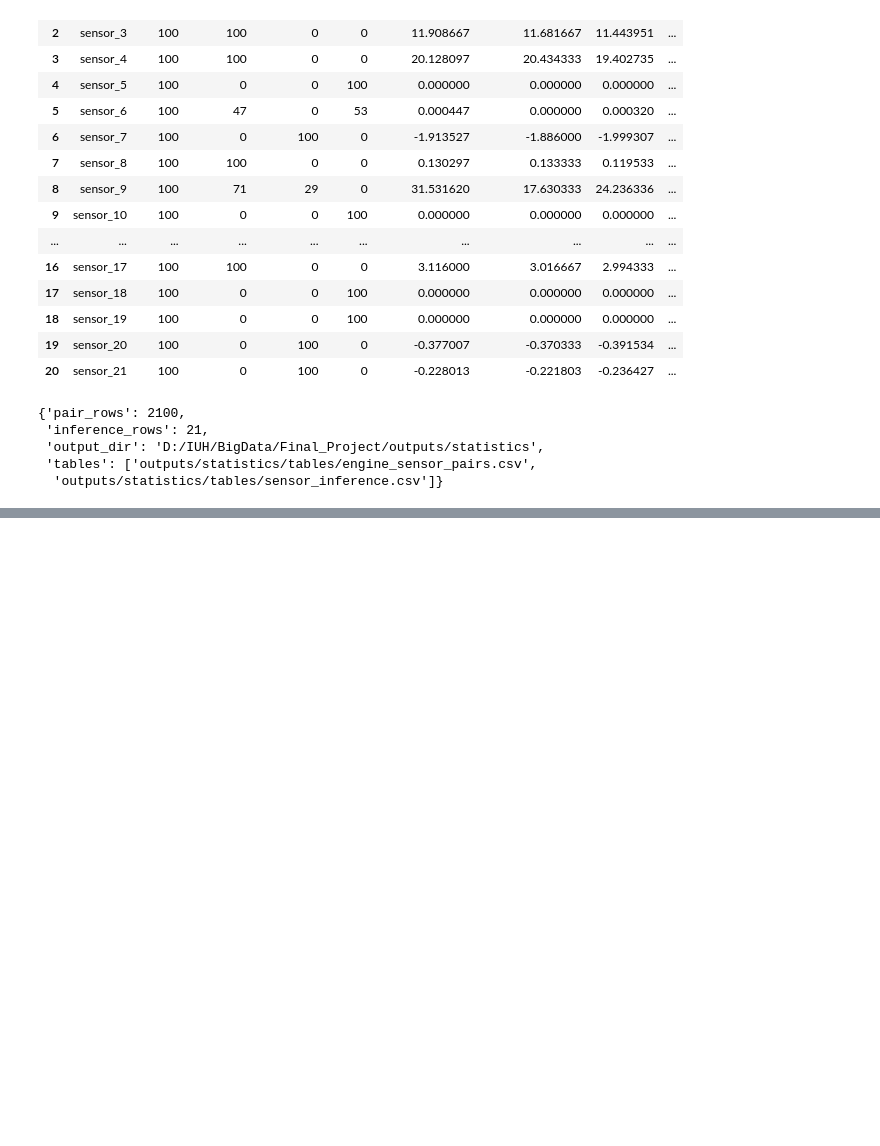
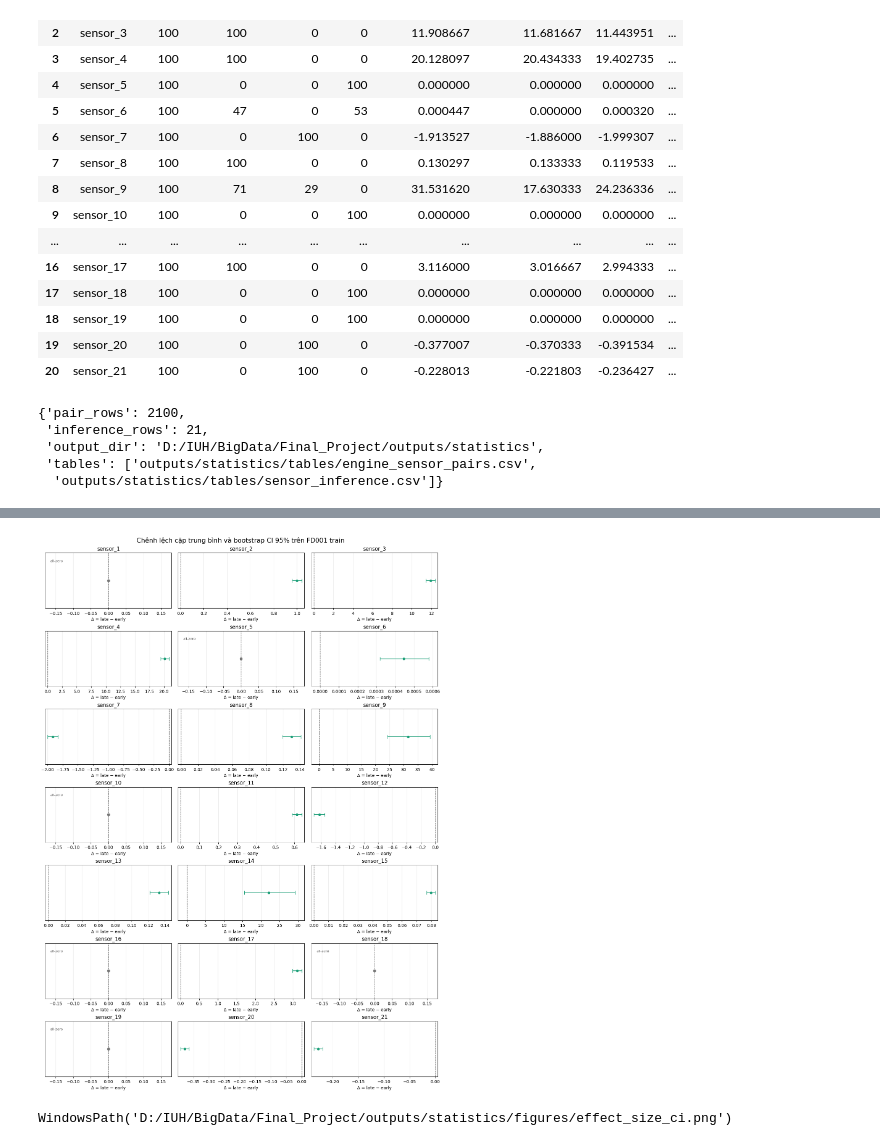
Before and after one commit to ti014/tinasa-cmapss-rul-prediction, a Jupyter notebook: notebooks/02_fd001_inference.ipynb, the cells around one changed output, grey strips where cells are left out. Saved outputs shown, nothing was run; the diff lists cells and outputs as text; code cells hidden in the pictures; blank space fills up the shorter version.

```diff
--- a/notebooks/02_fd001_inference.ipynb
+++ b/notebooks/02_fd001_inference.ipynb
@@ -113,0 +196,71 @@ result.inference.loc[:, display_columns]
+# %%
+# Effect size (mean difference) và bootstrap CI 95%, với một panel cho mỗi sensor.
+fig, axes = plt.subplots(
+    nrows=7,
+    ncols=3,
+    figsize=(13, 18),
+    constrained_layout=True,
+)
+axes = axes.ravel()
+
+for index, sensor in enumerate(sensor_order):
+    ax = axes[index]
+    row = inference_for_plot.loc[
+        inference_for_plot['sensor'].eq(sensor)
+    ].iloc[0]
+    mean_difference = float(row['mean_difference'])
+    ci_lower = float(row['ci_lower'])
+    ci_upper = float(row['ci_upper'])
+    is_all_zero = row['test_status'] == 'all_zero_difference'
+
+    if is_all_zero:
+        span = 1.0
+        ax.scatter([0], [0], color='#777777', s=34, zorder=3)
+        ax.text(
+            0.04,
+            0.84,
+            'all-zero',
+            transform=ax.transAxes,
+            fontsize=8,
+            color='#555555',
+        )
+    else:
+        span = max(ci_upper - ci_lower, abs(mean_difference) * 0.12, 1e-9)
+        ax.errorbar(
+            [mean_difference],
+            [0],
+            xerr=[[mean_difference - ci_lower], [ci_upper - mean_difference]],
+            fmt='o',
+            color='#1b9e77',
+            ecolor='#1b9e77',
+            capsize=4,
+            markersize=5,
+            linewidth=1.4,
+            zorder=3,
+        )
+
+    left = min(0.0, ci_lower) - 0.18 * span
+    right = max(0.0, ci_upper) + 0.18 * span
+    if left == right:
+        left, right = -1.0, 1.0
+    ax.set_xlim(left, right)
+    ax.axvline(0, color='#555555', linewidth=1.0, linestyle='--')
+    ax.set_ylim(-0.7, 0.7)
+    ax.set_yticks([])
+    ax.set_title(sensor)
+    ax.set_xlabel('Δ = late − early')
+    ax.grid(axis='x', alpha=0.25)
+
+fig.suptitle(
+    'Chênh lệch cặp trung bình và bootstrap CI 95% trên FD001 train',
+    fontsize=15,
+)
+effect_path = figure_dir / 'effect_size_ci.png'
+fig.savefig(effect_path, dpi=180, facecolor='white')
+plt.show()
+plt.close(fig)
+
+effect_path
+# %% [output]
+[figure, added]
+WindowsPath('D:/IUH/BigData/Final_Project/outputs/statistics/figures/effect_size_ci.png')
```
Also changed, not shown: parts of 8 cells of this notebook, 15 other files.
